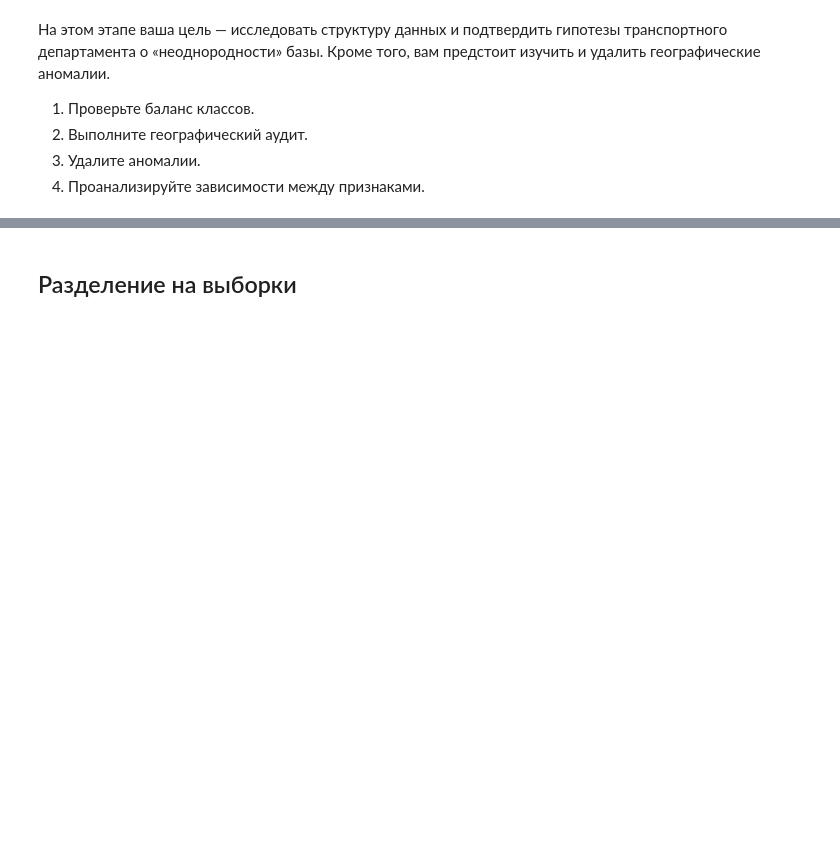
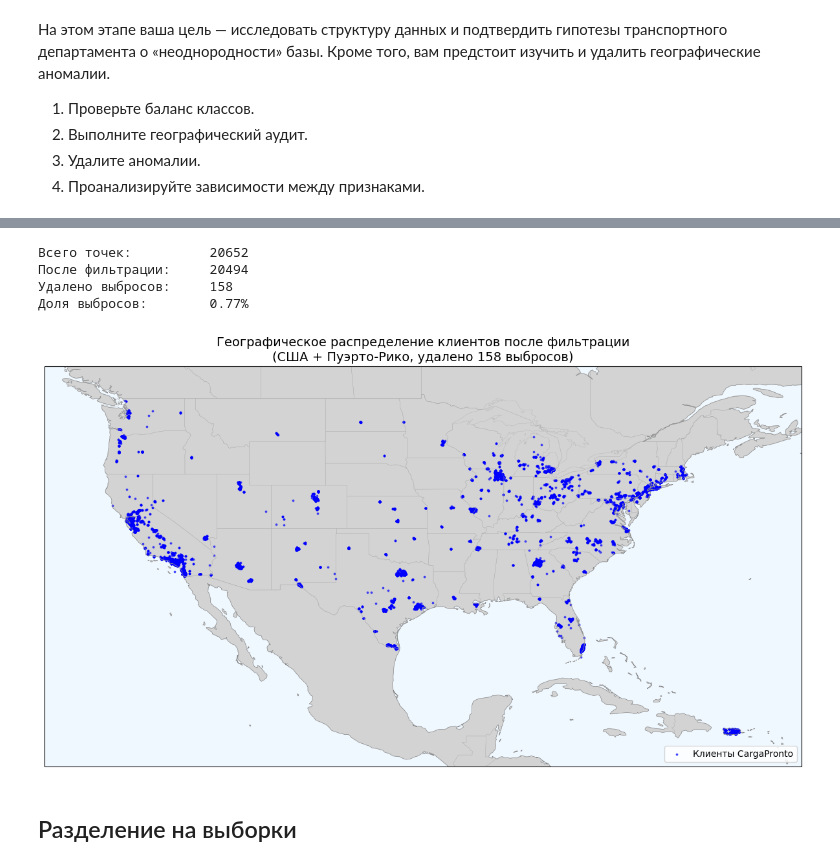
Before and after one commit to TemaQDX/sprint_18_project_carga_pronto, a Jupyter notebook: sprint_18_project_carga_pronto_Artem_Burov.ipynb, the cells around one changed output, grey strips where cells are left out. Drawn from its saved outputs; the diff is of its cells as text; code cells hidden in the pictures; blank space fills up the shorter version.

```diff
--- a/sprint_18_project_carga_pronto_Artem_Burov.ipynb
+++ b/sprint_18_project_carga_pronto_Artem_Burov.ipynb
@@ -421,3 +545,72 @@ print(f"Количество заказов без клиента: {df_orders[~d
+# %%
+# Примерные границы региона CargaPronto
+lat_min, lat_max = 15, 52   # покрывает Пуэрто-Рико и континентальные штаты
+lon_min, lon_max = -130, -60
+
+# Маска по географическим границам
+mask_geo = (
+    (df_customers['customer_lat'].between(lat_min, lat_max)) &
+    (df_customers['customer_lon'].between(lon_min, lon_max))
+)
+
+# Исключаем 3 клиента с координатами в море (ошибки геокодирования)
+# IDs 213, 7000, 7002 — точки в акватории, искажают кластеризацию
+exclude_ids = {213, 7000, 7002}
+mask_id = ~df_customers['customer_id'].isin(exclude_ids)
+
+# Итоговая маска: регион + валидные ID
+mask = mask_geo & mask_id
+
+df_clean = df_customers[mask].copy()
+outliers = df_customers[~mask].copy()
+
+print(f"Всего точек:          {len(df_customers)}")
+print(f"После фильтрации:     {len(df_clean)}")
+print(f"Удалено выбросов:     {len(outliers)}")
+print(f"Доля выбросов:        {len(outliers) / len(df_customers) * 100:.2f}%")
+# %% [output]
+Всего точек:          20652
+После фильтрации:     20494
+Удалено выбросов:     158
+Доля выбросов:        0.77%
+# %%
+# --- Карта без выбросов: Северная Америка + Пуэрто-Рико ---
+
+fig = plt.figure(figsize=(12, 8))
+ax = fig.add_subplot(1, 1, 1, projection=ccrs.PlateCarree())
+
+# Фокус на Северную Америку с Пуэрто-Рико
+ax.set_extent([-130, -60, 15, 52], crs=ccrs.PlateCarree())
+
+# Географическая подложка
+ax.add_feature(cfeature.LAND, facecolor='lightgray')
+ax.add_feature(cfeature.OCEAN, facecolor='aliceblue')
+ax.add_feature(cfeature.COASTLINE, linewidth=0.5, edgecolor='gray')
+ax.add_feature(cfeature.BORDERS, linewidth=0.3, edgecolor='darkgray')
+ax.add_feature(cfeature.STATES, linewidth=0.2, edgecolor='darkgray')
+
+# Точки клиентов после фильтрации
+ax.scatter(
+    df_clean['customer_lon'],
+    df_clean['customer_lat'],
+    s=3,
+    c='blue',
+    alpha=0.6,
+    transform=ccrs.PlateCarree(),
+    label='Клиенты CargaPronto'
+)
+
+ax.set_title(
+    'Географическое распределение клиентов после фильтрации\n'
+    f'(США + Пуэрто-Рико, удалено {len(outliers)} выбросов)',
+    fontsize=14
+)
+ax.legend(loc='lower right')
+
+plt.tight_layout()
+plt.show()
+# %% [output]
+[figure, added]
 # %% [markdown]
 ##  Разделение на выборки
 # %% [markdown]
```
Also changed, not shown: parts of 8 cells of this notebook.
